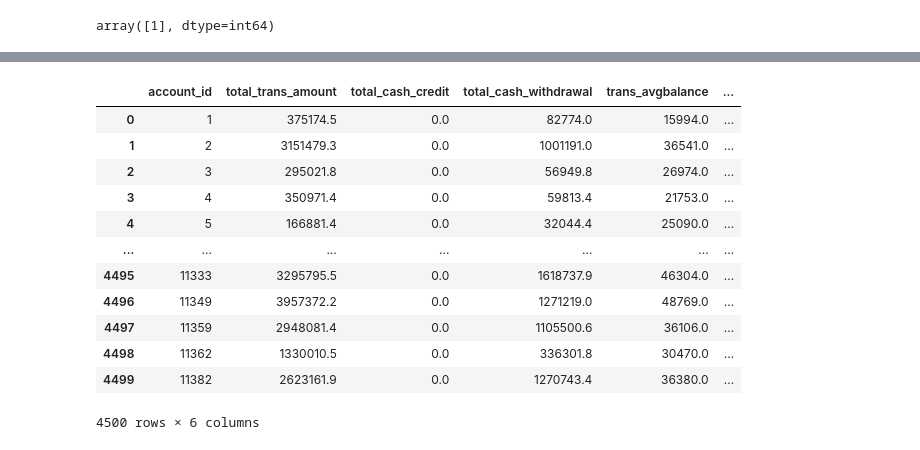
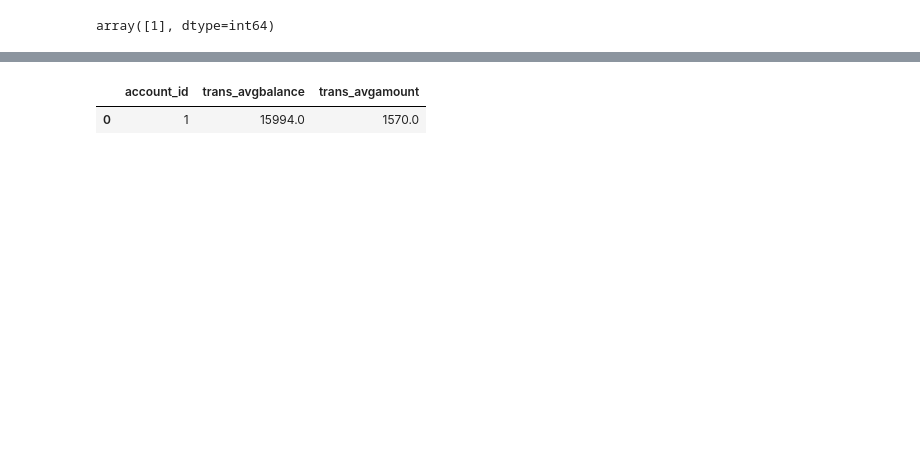
Before and after one commit to vinayrajagopalan7891/Descriptive-Analysis-Berka, a Jupyter notebook: Data.ipynb, the cells around one changed output, grey strips where cells are left out. Drawn from its saved outputs; the diff is of its cells as text; code cells hidden in the pictures; blank space fills up the shorter version.

```diff
--- a/Data.ipynb
+++ b/Data.ipynb
@@ -455,7 +608,7 @@ trans['trans_date'] = pd.to_datetime(trans['trans_date'], format='%Y%m%d').dt.st
 # %%
-trans.rename(columns={'trans_k_symbol' : 'trans_char'}, inplace = True)
-trans.rename(columns={'trans_bank' : 'partner_bank'}, inplace = True)
-trans.rename(columns={'trans_account' : 'partner_account'}, inplace = True)
-trans.rename(columns={'trans_operation' : 'trans_mode'}, inplace = True)
-trans.rename(columns={'type' : 'trans_type'}, inplace = True)
-trans.rename(columns={'date' : 'trans_date'}, inplace = True)
+#trans.rename(columns={'trans_k_symbol' : 'trans_char'}, inplace = True)
+#trans.rename(columns={'trans_bank' : 'partner_bank'}, inplace = True)
+#trans.rename(columns={'trans_account' : 'partner_account'}, inplace = True)
+#trans.rename(columns={'trans_operation' : 'trans_mode'}, inplace = True)
+#trans.rename(columns={'type' : 'trans_type'}, inplace = True)
+#trans.rename(columns={'date' : 'trans_date'}, inplace = True)
@@ -576,7 +687,0 @@ rfm_df.head(2)
-# %%
-#renaming the trans_type and trans_mode values
-
-trans['trans_type'] = trans['trans_type'].replace(['PRIJEM', 'VYDAJ'], ['Credit', 'Withdrawal'])
-
-trans['trans_mode'] = trans['trans_mode'].replace(['VYBER KARTOU', 'VKLAD','PREVOD Z UCTU','VYBER','PREVOD NA UCET'],
-                                                  ['card_withdrawal', 'credit_cash','credit_otherbank','cash_withdrawal','transfer_otherbank'])
@@ -592,15 +696,15 @@ trans.head(2)
 # %%
+#Calculating cash_credit & cash_withdrawal
 trans["cash_credit"] = 0
 trans["cash_withdrawal"] = 0
 
 
-trans.loc[trans['trans_mode'] == 'cash_credit', 'cash_credit'] = trans.loc[trans['trans_mode'] == 'cash_credit','trans_amount']
+trans.loc[trans['trans_operation'] == 'cash_credit', 'cash_credit'] = trans.loc[trans['trans_operation'] == 'cash_credit','trans_amount']
 
 
-trans.loc[trans['trans_mode'] == 'cash_withdrawal', 'cash_withdrawal'] = trans.loc[trans['trans_mode'] == 'cash_withdrawal','trans_amount']
+trans.loc[trans['trans_operation'] == 'cash_withdrawal', 'cash_withdrawal'] = trans.loc[trans['trans_operation'] == 'cash_withdrawal','trans_amount']
 
 
+#Grouping the aggregated values
 trans_temp = trans.groupby(['account_id'], as_index = False).agg({'trans_amount' : 'sum','cash_credit' : 'sum',
                                                                'cash_withdrawal' : 'sum'})
-
-trans_temp
@@ -620,0 +713,6 @@ trans_temp
+# %%
+#Dropping cash_credit , cash_withdrawal from trans and Merging trans_temp to trans
+
+trans = trans.drop(columns =['cash_credit', 'cash_withdrawal'])
+
+trans = pd.merge(trans,trans_temp,on = 'account_id',how = 'left')
@@ -647,30 +736,20 @@ trans_temp.rename(columns={'cash_withdrawal' : 'total_cash_withdrawal'}, inplace
 # %%
-#average balance and amount transacted per account
+#Average Balance and Amount Transacted per account
 
 avg_df = trans.groupby(by='account_id', as_index=False).agg({'trans_balance': 'mean','trans_amount':'mean' })
 
 avg_df.columns = ['account_id','trans_avgbalance','trans_avgamount']
 
 
 avg_df.trans_avgbalance = avg_df.trans_avgbalance.round()
 
 avg_df.trans_avgamount = avg_df.trans_avgamount.round()
 
+avg_df.head(1)
 
-df = pd.merge(trans_temp,avg_df,'left',on = 'account_id')
-df
+#df = pd.merge(trans_temp,avg_df,'left',on = 'account_id') - ONCE EVERYTHING IS FINE, DELETE THIS
+#df
 # %% [output]
-|  | account_id | total_trans_amount | total_cash_credit | total_cash_withdrawal | trans_avgbalance | ... |
-| 0 | 1 | 375174.5 | 0.0 | 82774.0 | 15994.0 | ... |
-| 1 | 2 | 3151479.3 | 0.0 | 1001191.0 | 36541.0 | ... |
-| 2 | 3 | 295021.8 | 0.0 | 56949.8 | 26974.0 | ... |
-| 3 | 4 | 350971.4 | 0.0 | 59813.4 | 21753.0 | ... |
-| 4 | 5 | 166881.4 | 0.0 | 32044.4 | 25090.0 | ... |
-| ... | ... | ... | ... | ... | ... | ... |
-| 4495 | 11333 | 3295795.5 | 0.0 | 1618737.9 | 46304.0 | ... |
-| 4496 | 11349 | 3957372.2 | 0.0 | 1271219.0 | 48769.0 | ... |
-| 4497 | 11359 | 2948081.4 | 0.0 | 1105500.6 | 36106.0 | ... |
-| 4498 | 11362 | 1330010.5 | 0.0 | 336301.8 | 30470.0 | ... |
-| 4499 | 11382 | 2623161.9 | 0.0 | 1270743.4 | 36380.0 | ... |
+|  | account_id | trans_avgbalance | trans_avgamount |
+| 0 | 1 | 15994.0 | 1570.0 |
-4500 rows × 6 columns
 # %%
```
Also changed, not shown: parts of 83 cells of this notebook.
